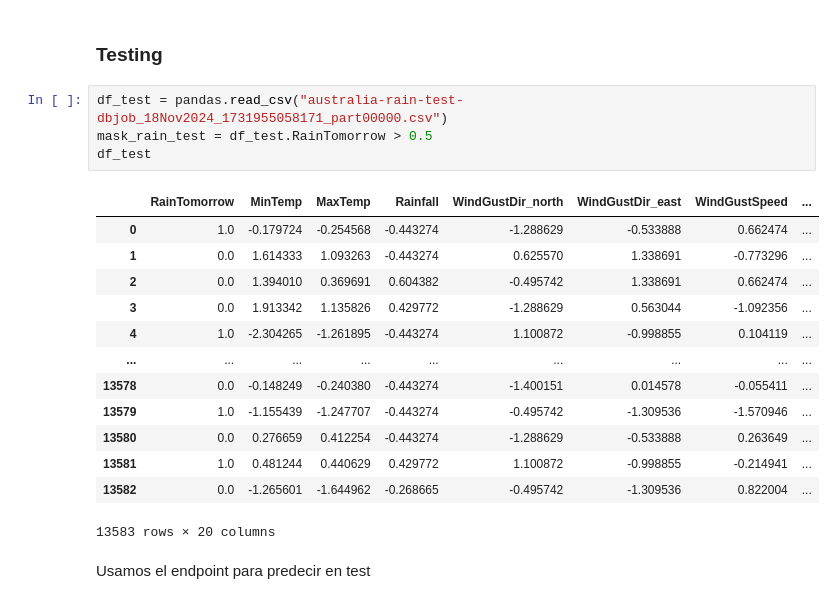
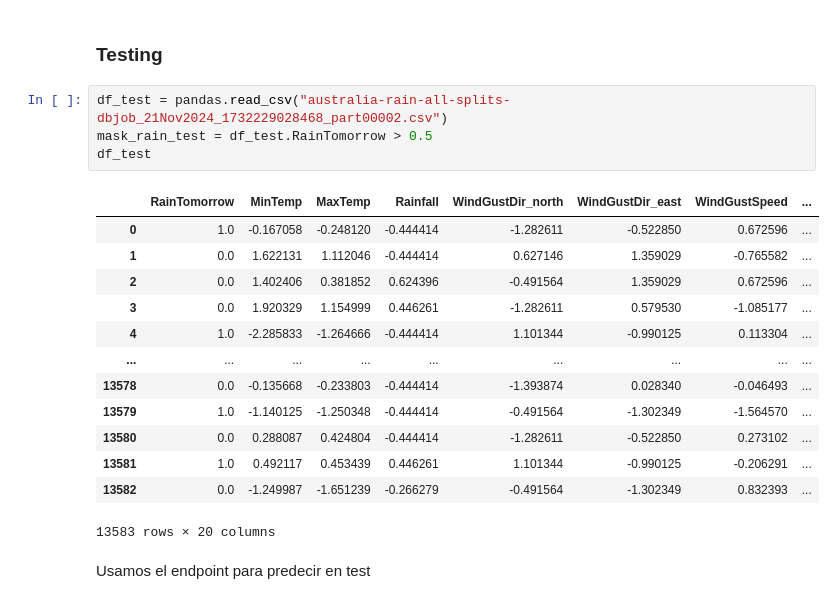
Before and after one commit to trOOnies/itba-aws-mle, a Jupyter notebook: productivo/step2_deploy.ipynb, the cells around one changed output. Drawn from its saved outputs; the diff is of its cells as text.

Commit message:
update run notebooks and add test results

```diff
--- a/productivo/step2_deploy.ipynb
+++ b/productivo/step2_deploy.ipynb
@@ -283,22 +284,22 @@ print(json.dumps(json.loads(data.split("\n")[3]), indent=2))
 # %% [markdown]
 ### Testing
 # %%
-df_test = pandas.read_csv("australia-rain-test-dbjob_18Nov2024_1731955058171_part00000.csv")
+df_test = pandas.read_csv("australia-rain-all-splits-dbjob_21Nov2024_1732229028468_part00002.csv")
 mask_rain_test = df_test.RainTomorrow > 0.5
 df_test
 # %% [output]
 |  | RainTomorrow | MinTemp | MaxTemp | Rainfall | WindGustDir_north | WindGustDir_east | WindGustSpeed | ... |
-| 0 | 1.0 | -0.179724 | -0.254568 | -0.443274 | -1.288629 | -0.533888 | 0.662474 | ... |
-| 1 | 0.0 | 1.614333 | 1.093263 | -0.443274 | 0.625570 | 1.338691 | -0.773296 | ... |
-| 2 | 0.0 | 1.394010 | 0.369691 | 0.604382 | -0.495742 | 1.338691 | 0.662474 | ... |
-| 3 | 0.0 | 1.913342 | 1.135826 | 0.429772 | -1.288629 | 0.563044 | -1.092356 | ... |
-| 4 | 1.0 | -2.304265 | -1.261895 | -0.443274 | 1.100872 | -0.998855 | 0.104119 | ... |
+| 0 | 1.0 | -0.167058 | -0.248120 | -0.444414 | -1.282611 | -0.522850 | 0.672596 | ... |
+| 1 | 0.0 | 1.622131 | 1.112046 | -0.444414 | 0.627146 | 1.359029 | -0.765582 | ... |
+| 2 | 0.0 | 1.402406 | 0.381852 | 0.624396 | -0.491564 | 1.359029 | 0.672596 | ... |
+| 3 | 0.0 | 1.920329 | 1.154999 | 0.446261 | -1.282611 | 0.579530 | -1.085177 | ... |
+| 4 | 1.0 | -2.285833 | -1.264666 | -0.444414 | 1.101344 | -0.990125 | 0.113304 | ... |
 | ... | ... | ... | ... | ... | ... | ... | ... | ... |
-| 13578 | 0.0 | -0.148249 | -0.240380 | -0.443274 | -1.400151 | 0.014578 | -0.055411 | ... |
-| 13579 | 1.0 | -1.155439 | -1.247707 | -0.443274 | -0.495742 | -1.309536 | -1.570946 | ... |
-| 13580 | 0.0 | 0.276659 | 0.412254 | -0.443274 | -1.288629 | -0.533888 | 0.263649 | ... |
-| 13581 | 1.0 | 0.481244 | 0.440629 | 0.429772 | 1.100872 | -0.998855 | -0.214941 | ... |
-| 13582 | 0.0 | -1.265601 | -1.644962 | -0.268665 | -0.495742 | -1.309536 | 0.822004 | ... |
+| 13578 | 0.0 | -0.135668 | -0.233803 | -0.444414 | -1.393874 | 0.028340 | -0.046493 | ... |
+| 13579 | 1.0 | -1.140125 | -1.250348 | -0.444414 | -0.491564 | -1.302349 | -1.564570 | ... |
+| 13580 | 0.0 | 0.288087 | 0.424804 | -0.444414 | -1.282611 | -0.522850 | 0.273102 | ... |
+| 13581 | 1.0 | 0.492117 | 0.453439 | 0.446261 | 1.101344 | -0.990125 | -0.206291 | ... |
+| 13582 | 0.0 | -1.249987 | -1.651239 | -0.266279 | -0.491564 | -1.302349 | 0.832393 | ... |
 13583 rows × 20 columns
 # %% [markdown]
 Usamos el endpoint para predecir en test
```
Also changed, not shown: parts of 11 cells of this notebook, 3 other files.
